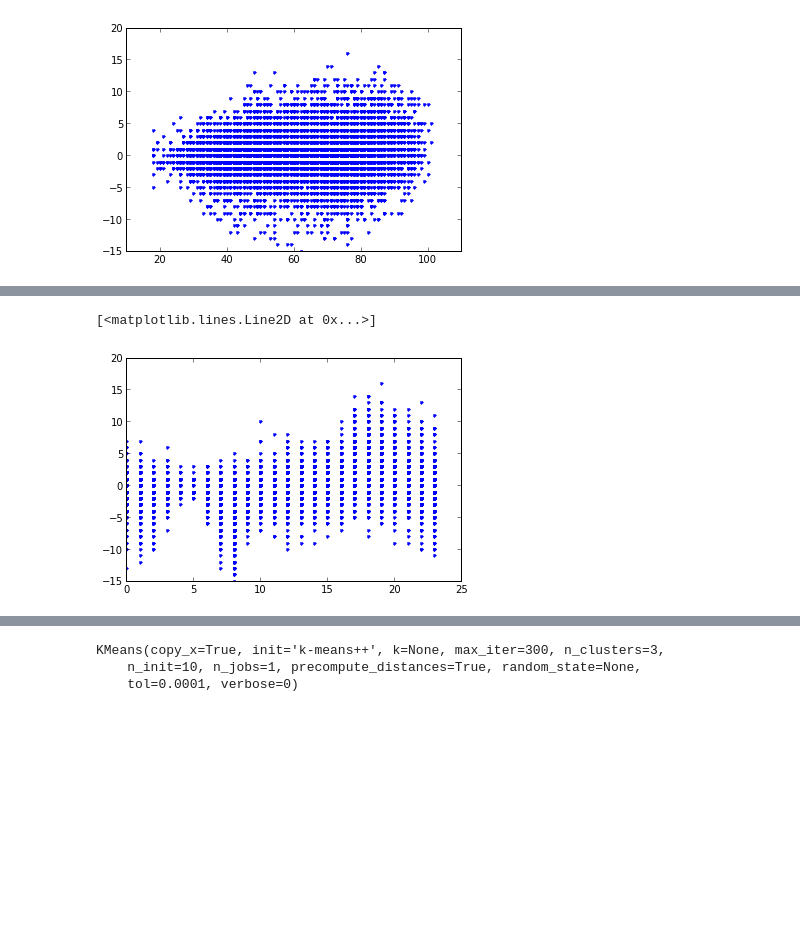
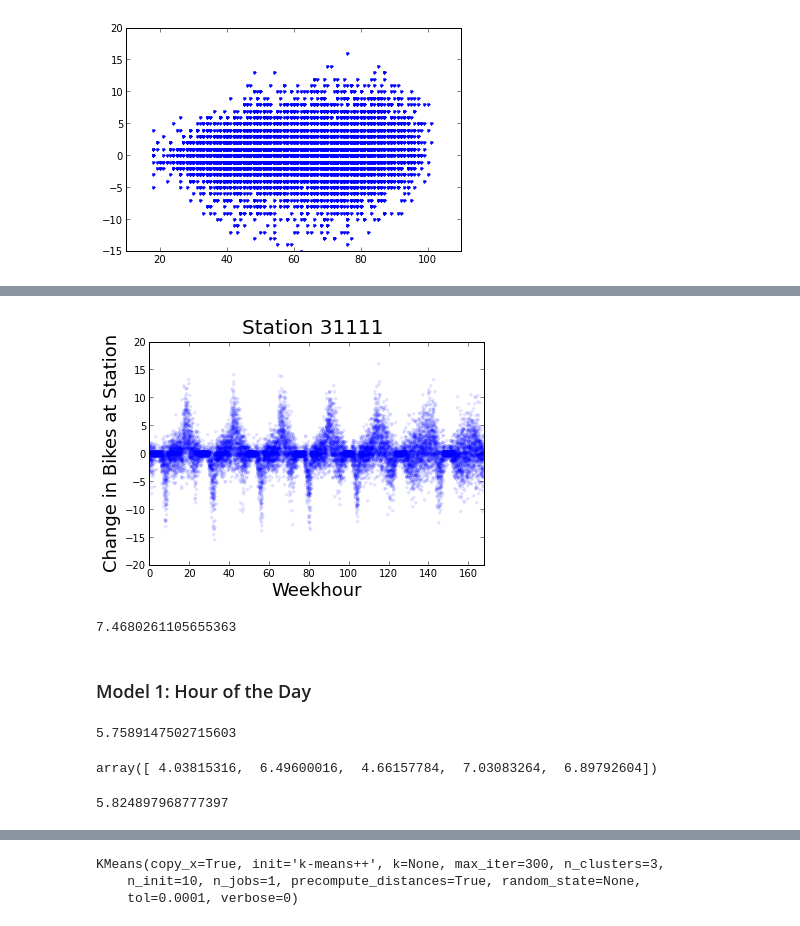
Before and after one commit to destrys/citibike, a Jupyter notebook: capital_bikeshare/capital_explore.ipynb, the cells around one changed output, grey strips where cells are left out. Drawn from its saved outputs; the diff is of its cells as text; code cells hidden in the pictures; blank space fills up the shorter version.

```diff
--- a/capital_bikeshare/capital_explore.ipynb
+++ b/capital_bikeshare/capital_explore.ipynb
@@ -87,0 +118,12 @@ plot(df.temp,df['31111'],'.')
+# %%
+plot_x = df.weekhour+random.random(len(df['31111']))*0.9-.45
+plot_y = df['31111'].values + random.random(len(df['31111']))*0.9-.45
+fig=figure()
+fig.suptitle('Station 31111',fontsize=20)
+plot(plot_x,plot_y,'.',alpha=0.1)
+xlim([0,24*7])
+xlabel('Weekhour',fontsize=18)
+ylabel('Change in Bikes at Station',fontsize=18)
+fig.savefig('weekhour.png')
+# %% [output]
+[figure, added]
@@ -87,0 +139,7 @@ plot(df.temp,df['31111'],'.')
+# %%
+#baseline
+metrics.mean_squared_error(df['31111'],[0]*len(df['31111']))
+# %% [output]
+7.4680261105655363
+# %% [markdown]
+### Model 1: Hour of the Day
@@ -88,5 +148,3 @@ plot(df.temp,df['31111'],'.')
 # %%
-plot(df.index.hour,df['31111'],'.')
+X = df.index.hour.reshape((len(df.index.hour),1))
+Y = df['31111'].values
-# %% [output]
-[<matplotlib.lines.Line2D at 0x...>]
-[figure, removed]
@@ -92,0 +155,4 @@ plot(df.index.hour,df['31111'],'.')
+# %%
+metrics.mean_squared_error(Y,hour_only_pred)
+# %% [output]
+5.7589147502715603
@@ -92,0 +161,8 @@ plot(df.index.hour,df['31111'],'.')
+# %%
+cross_vals
+# %% [output]
+array([ 4.03815316,  6.49600016,  4.66157784,  7.03083264,  6.89792604])
+# %%
+cross_vals.mean()
+# %% [output]
+5.824897968777397
```
Also changed, not shown: parts of 90 cells of this notebook, 28 other files.
